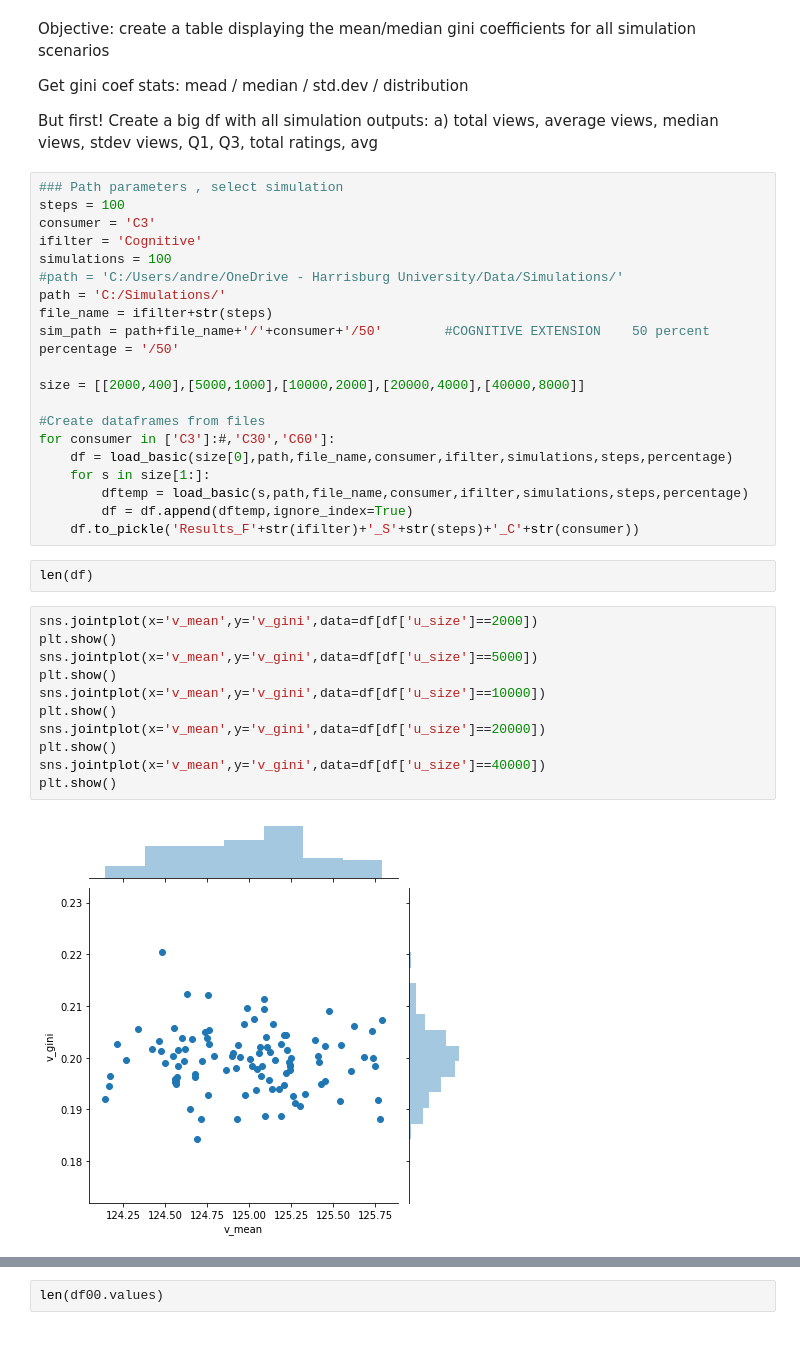
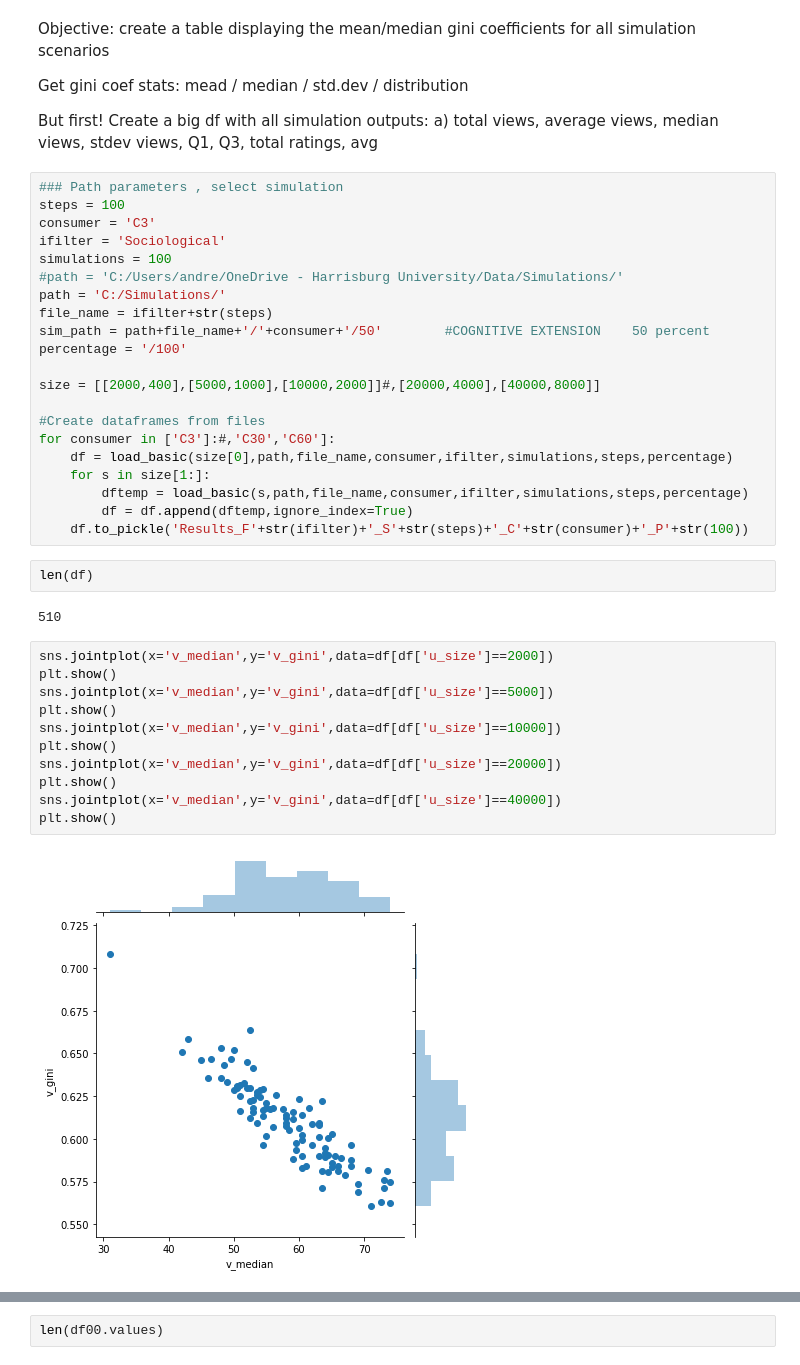
Before and after one commit to Andrelhu/Diversity-on-RecSys, a Jupyter notebook: Statistical Tests for Simulation Results.ipynb, the cells around one changed output, grey strips where cells are left out. Cells and saved outputs as stored; diff of their text form.

Commit message:
Done with data ver1

```diff
--- a/Statistical Tests for Simulation Results.ipynb
+++ b/Statistical Tests for Simulation Results.ipynb
@@ -19,15 +19,15 @@ a) total views, average views, median views, stdev views, Q1, Q3, total ratings,
 ### Path parameters , select simulation
 steps = 100
 consumer = 'C3'
-ifilter = 'Cognitive'
+ifilter = 'Sociological'
 simulations = 100
 #path = 'C:/Users/andre/OneDrive - Harrisburg University/Data/Simulations/'
 path = 'C:/Simulations/'
 file_name = ifilter+str(steps)
 sim_path = path+file_name+'/'+consumer+'/50'        #COGNITIVE EXTENSION    50 percent
-percentage = '/50'
+percentage = '/100'
 
-size = [[2000,400],[5000,1000],[10000,2000],[20000,4000],[40000,8000]]
+size = [[2000,400],[5000,1000],[10000,2000]]#,[20000,4000],[40000,8000]]
 
 #Create dataframes from files
 for consumer in ['C3']:#,'C30','C60']:
@@ -35,19 +35,21 @@ for consumer in ['C3']:#,'C30','C60']:
     for s in size[1:]:
         dftemp = load_basic(s,path,file_name,consumer,ifilter,simulations,steps,percentage)
         df = df.append(dftemp,ignore_index=True)
-    df.to_pickle('Results_F'+str(ifilter)+'_S'+str(steps)+'_C'+str(consumer))
+    df.to_pickle('Results_F'+str(ifilter)+'_S'+str(steps)+'_C'+str(consumer)+'_P'+str(100))
 # %%
 len(df)
+# %% [output]
+510
 # %%
-sns.jointplot(x='v_mean',y='v_gini',data=df[df['u_size']==2000])
+sns.jointplot(x='v_median',y='v_gini',data=df[df['u_size']==2000])
 plt.show()
-sns.jointplot(x='v_mean',y='v_gini',data=df[df['u_size']==5000])
+sns.jointplot(x='v_median',y='v_gini',data=df[df['u_size']==5000])
 plt.show()
-sns.jointplot(x='v_mean',y='v_gini',data=df[df['u_size']==10000])
+sns.jointplot(x='v_median',y='v_gini',data=df[df['u_size']==10000])
 plt.show()
-sns.jointplot(x='v_mean',y='v_gini',data=df[df['u_size']==20000])
+sns.jointplot(x='v_median',y='v_gini',data=df[df['u_size']==20000])
 plt.show()
-sns.jointplot(x='v_mean',y='v_gini',data=df[df['u_size']==40000])
+sns.jointplot(x='v_median',y='v_gini',data=df[df['u_size']==40000])
 plt.show()
 # %% [output]
-[figure, old version]
+[figure, new version]
```
Also changed, not shown: parts of 1 cell of this notebook, 4 other files.
